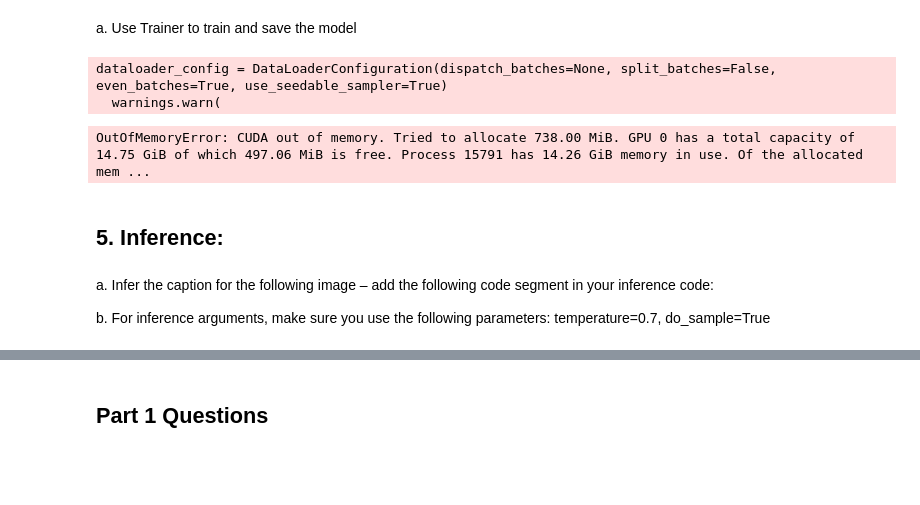
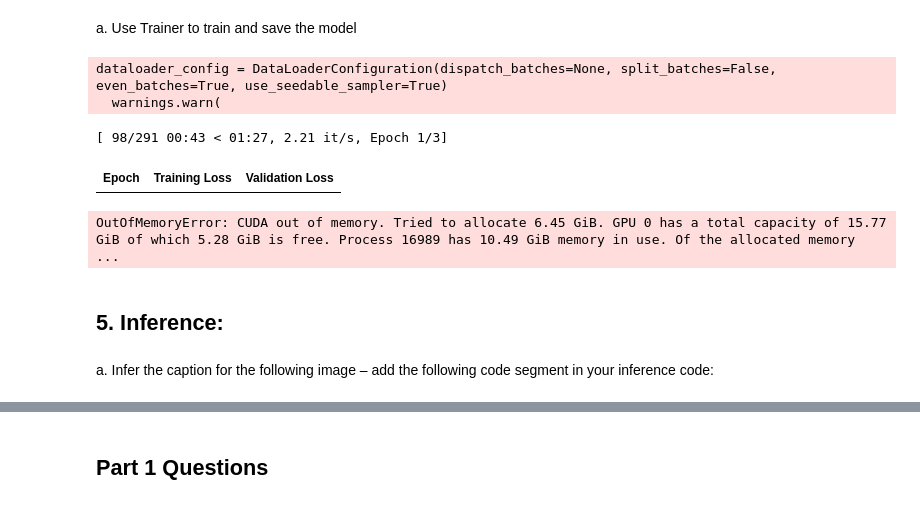
Before and after one commit to WajdAlrabiah/Impact-of-Data-on-Image-Captioning-Models, a Jupyter notebook: Assignment_1_Impact_of_Data_on_ML_Models.ipynb, the cells around one changed output, grey strips where cells are left out. Cells and saved outputs as stored; diff of their text form; code cells hidden in the pictures; blank space fills up the shorter version.

```diff
--- a/Assignment_1_Impact_of_Data_on_ML_Models.ipynb
+++ b/Assignment_1_Impact_of_Data_on_ML_Models.ipynb
@@ -101,39 +117,39 @@ def compute_metrics(eval_pred):
 a. Use Trainer to train and save the model
 # %%
 from transformers import TrainingArguments, Trainer
+import torch
 
 model_name = checkpoint.split("/")[1]
 
 training_args = TrainingArguments(
     output_dir=f"{model_name}-onepiece",
-    learning_rate=5e-5,
-    num_train_epochs=50,
-    fp16=True,
-    per_device_train_batch_size=32,
-    per_device_eval_batch_size=32,
-    gradient_accumulation_steps=2,
-    save_total_limit=3,
-    evaluation_strategy="steps",
-    eval_steps=50,
-    save_strategy="steps",
-    save_steps=50,
+    learning_rate=2e-5,
+    num_train_epochs=3,
+    fp16=False,
+    per_device_train_batch_size=8,
+    per_device_eval_batch_size=8,
+    weight_decay=0.01,
+    evaluation_strategy="epoch",
+    save_strategy="epoch",
     logging_steps=50,
     remove_unused_columns=False,
-    label_names=["labels"],
     load_best_model_at_end=True,
 )
 # %%
 trainer = Trainer(
     model=model,
     args=training_args,
     train_dataset=train_ds,
     eval_dataset=test_ds,
     compute_metrics=compute_metrics,
+    tokenizer=processor.tokenizer,
 )
+
+trainer.train()
+trainer.save_model("./saved_model")
 # %% [output]
 dataloader_config = DataLoaderConfiguration(dispatch_batches=None, split_batches=False, even_batches=True, use_seedable_sampler=True)
   warnings.warn(
+[ 98/291 00:43 < 01:27, 2.21 it/s, Epoch 1/3]
+| Epoch | Training Loss | Validation Loss |
+OutOfMemoryError: CUDA out of memory. Tried to allocate 6.45 GiB. GPU 0 has a total capacity of 15.77 GiB of which 5.28 GiB is free. Process 16989 has 10.49 GiB memory in use. Of the allocated memory  ...
-# %%
-trainer.train()
-# %% [output]
-OutOfMemoryError: CUDA out of memory. Tried to allocate 738.00 MiB. GPU 0 has a total capacity of 14.75 GiB of which 497.06 MiB is free. Process 15791 has 14.26 GiB memory in use. Of the allocated mem ...
@@ -143,5 +157,3 @@ trainer.save_model("./saved_model")
 ## 5. Inference:
 # %% [markdown]
 a. Infer the caption for the following image – add the following code segment in your inference code:
-
-b. For inference arguments, make sure you use the following parameters: temperature=0.7, do_sample=True
```
Also changed, not shown: parts of 35 cells of this notebook.
